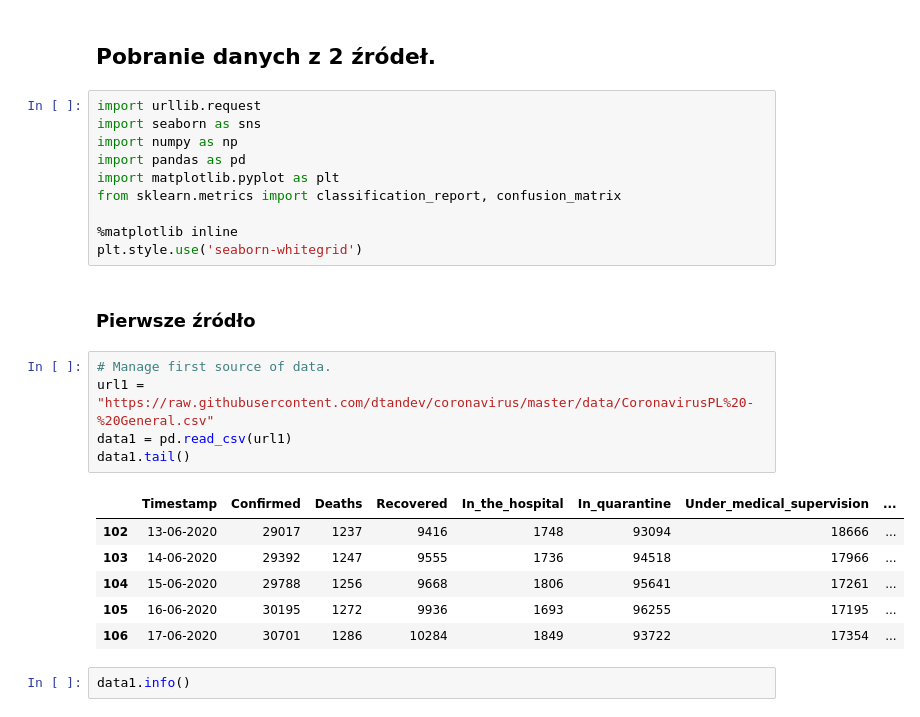
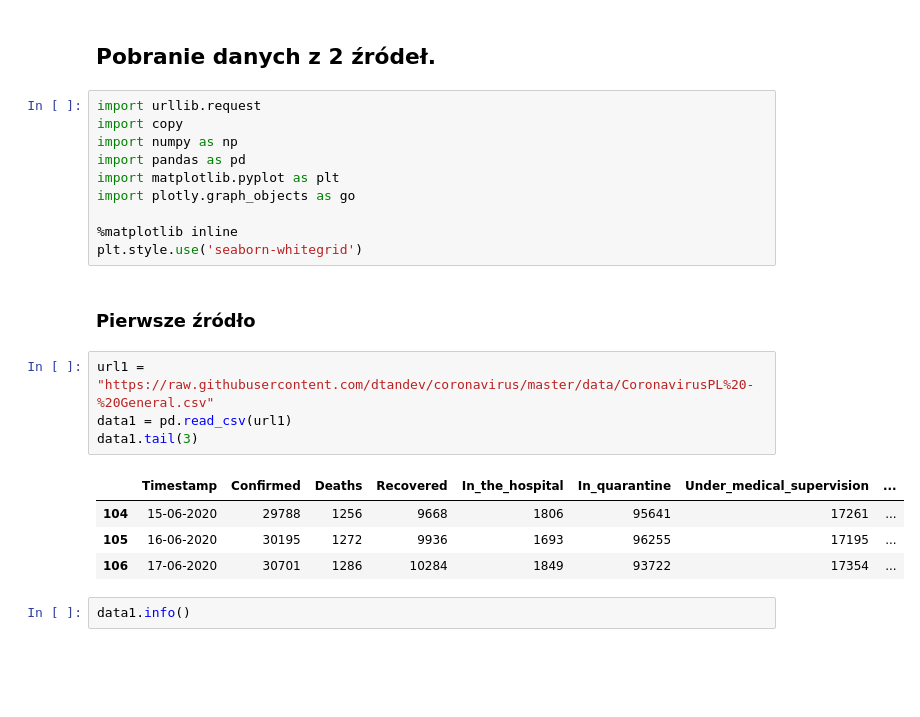
Before and after one commit to Do1kk/COVID-19_Project, a Jupyter notebook: Copy_of_ProjectPython.ipynb, the cells around one changed output. Drawn from its saved outputs; the diff is of its cells as text; blank space fills up the shorter version.

```diff
--- a/Copy_of_ProjectPython.ipynb
+++ b/Copy_of_ProjectPython.ipynb
@@ -6,25 +6,22 @@
 ## **Pobranie danych z 2 źródeł.**
 # %%
 import urllib.request
-import seaborn as sns
+import copy
 import numpy as np
 import pandas as pd
 import matplotlib.pyplot as plt
-from sklearn.metrics import classification_report, confusion_matrix
+import plotly.graph_objects as go
 
 %matplotlib inline
 plt.style.use('seaborn-whitegrid')
 # %% [markdown]
 ### Pierwsze źródło
 # %%
-# Manage first source of data.
 url1 = "https://raw.githubusercontent.com/dtandev/coronavirus/master/data/CoronavirusPL%20-%20General.csv"
 data1 = pd.read_csv(url1)
-data1.tail()
+data1.tail(3)
 # %% [output]
 |  | Timestamp | Confirmed | Deaths | Recovered | In_the_hospital | In_quarantine | Under_medical_supervision | ... |
-| 102 | 13-06-2020 | 29017 | 1237 | 9416 | 1748 | 93094 | 18666 | ... |
-| 103 | 14-06-2020 | 29392 | 1247 | 9555 | 1736 | 94518 | 17966 | ... |
 | 104 | 15-06-2020 | 29788 | 1256 | 9668 | 1806 | 95641 | 17261 | ... |
 | 105 | 16-06-2020 | 30195 | 1272 | 9936 | 1693 | 96255 | 17195 | ... |
 | 106 | 17-06-2020 | 30701 | 1286 | 10284 | 1849 | 93722 | 17354 | ... |
```
Also changed, not shown: parts of 23 cells of this notebook.
